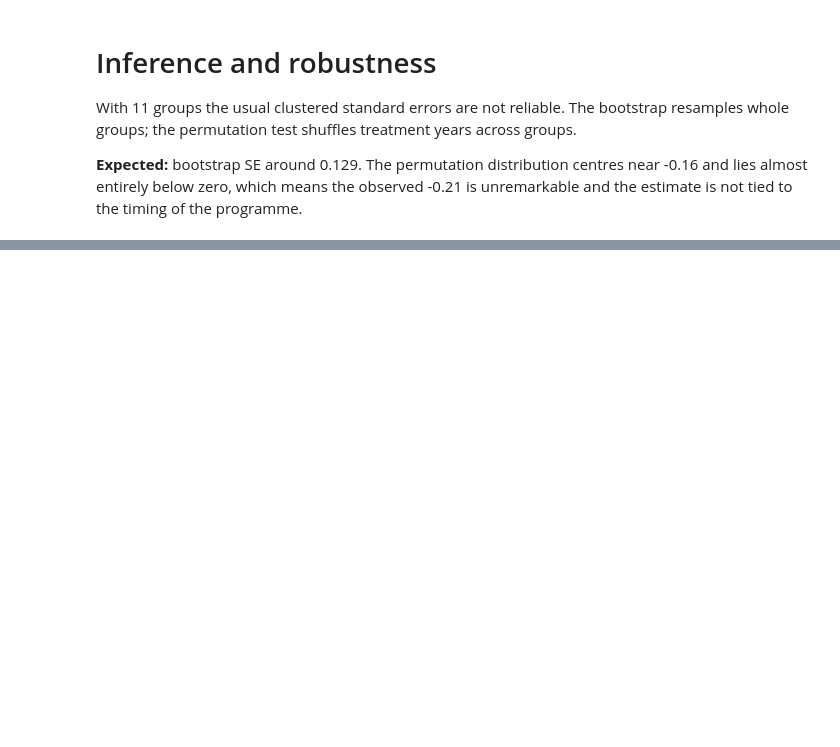
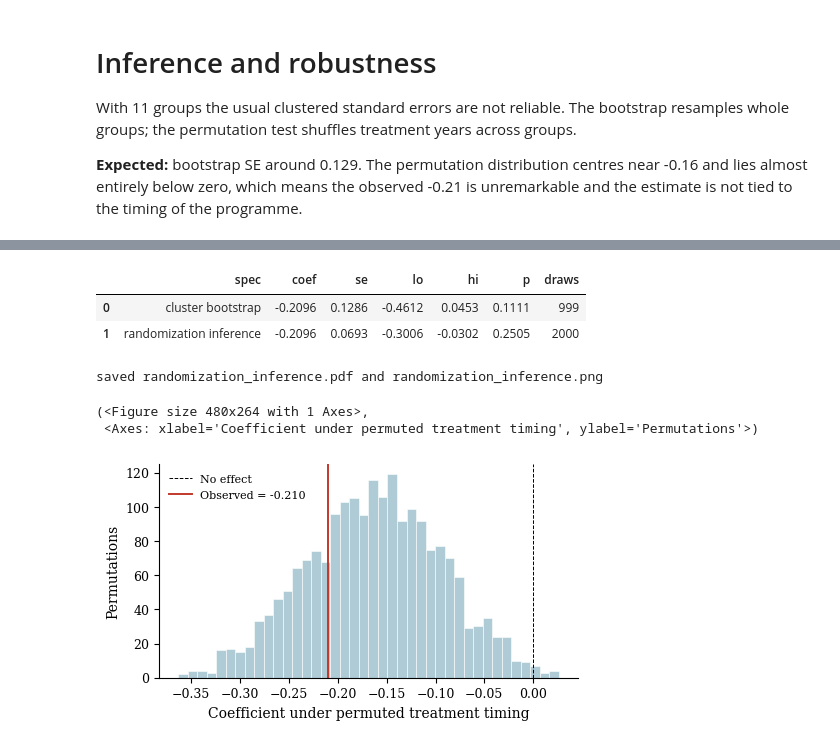
Before and after one commit to KarlMRose/ba-sap-border-did, a Jupyter notebook: notebooks/05_inference.ipynb, the cells around one changed output, grey strips where cells are left out. Saved outputs shown, nothing was run; the diff lists cells and outputs as text; code cells hidden in the pictures; blank space fills up the shorter version.

```diff
--- a/notebooks/05_inference.ipynb
+++ b/notebooks/05_inference.ipynb
@@ -23,5 +28,9 @@ boot = estimation.bootstrap(pair)
 perm = estimation.randomization_inference(pair)
 pd.DataFrame([
     estimation.describe_draws(boot, observed, 'cluster bootstrap'),
-    estimation.describe_draws(perm, observed, 'randomization inference'),
+    estimation.describe_draws(perm, observed, 'randomization inference', centre='zero'),
 ]).round(4)
+# %% [output]
+|  | spec | coef | se | lo | hi | p | draws |
+| 0 | cluster bootstrap | -0.2096 | 0.1286 | -0.4612 | 0.0453 | 0.1111 | 999 |
+| 1 | randomization inference | -0.2096 | 0.0693 | -0.3006 | -0.0302 | 0.2505 | 2000 |
@@ -40,2 +37,9 @@ fig.savefig(config.OUT / 'randomization_inference.png',
+# %%
+figures.permutation(perm, observed)
+# %% [output]
+saved randomization_inference.pdf and randomization_inference.png
+(<Figure size 480x264 with 1 Axes>,
+ <Axes: xlabel='Coefficient under permuted treatment timing', ylabel='Permutations'>)
+[figure, added]
 # %%
 estimation.window_sensitivity(pair).round(4)
```
Also changed, not shown: parts of 8 cells of this notebook, 5 other files.
